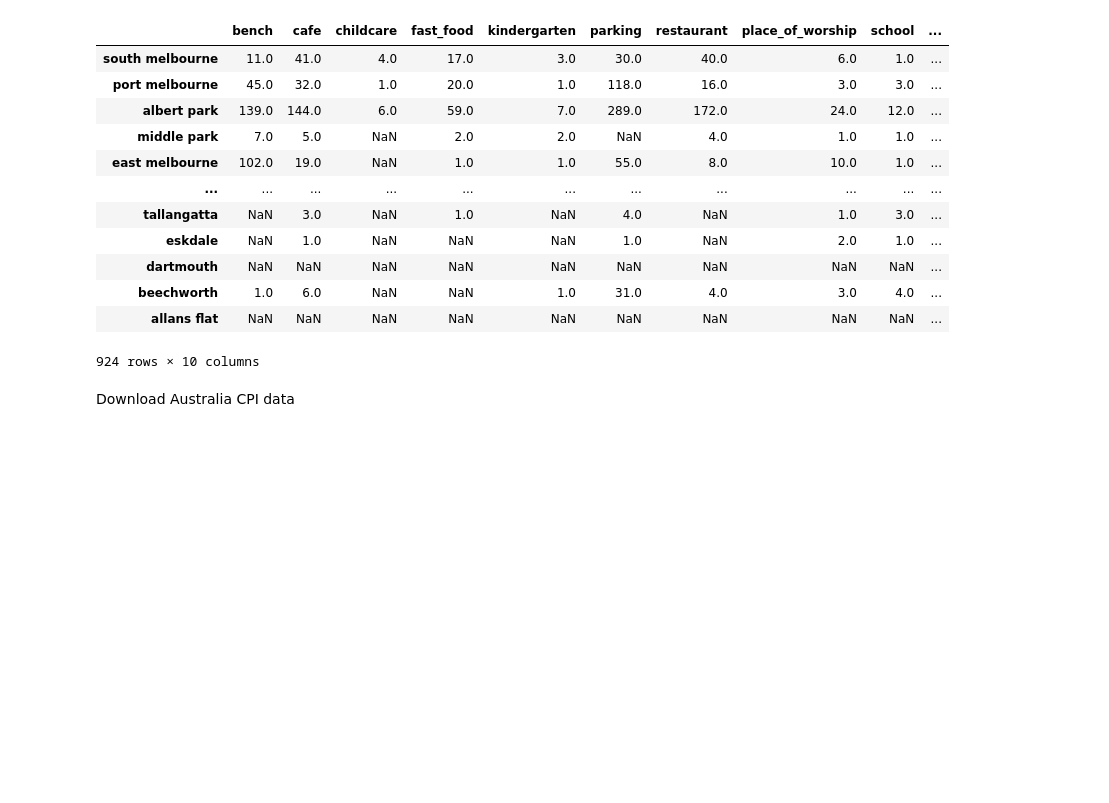
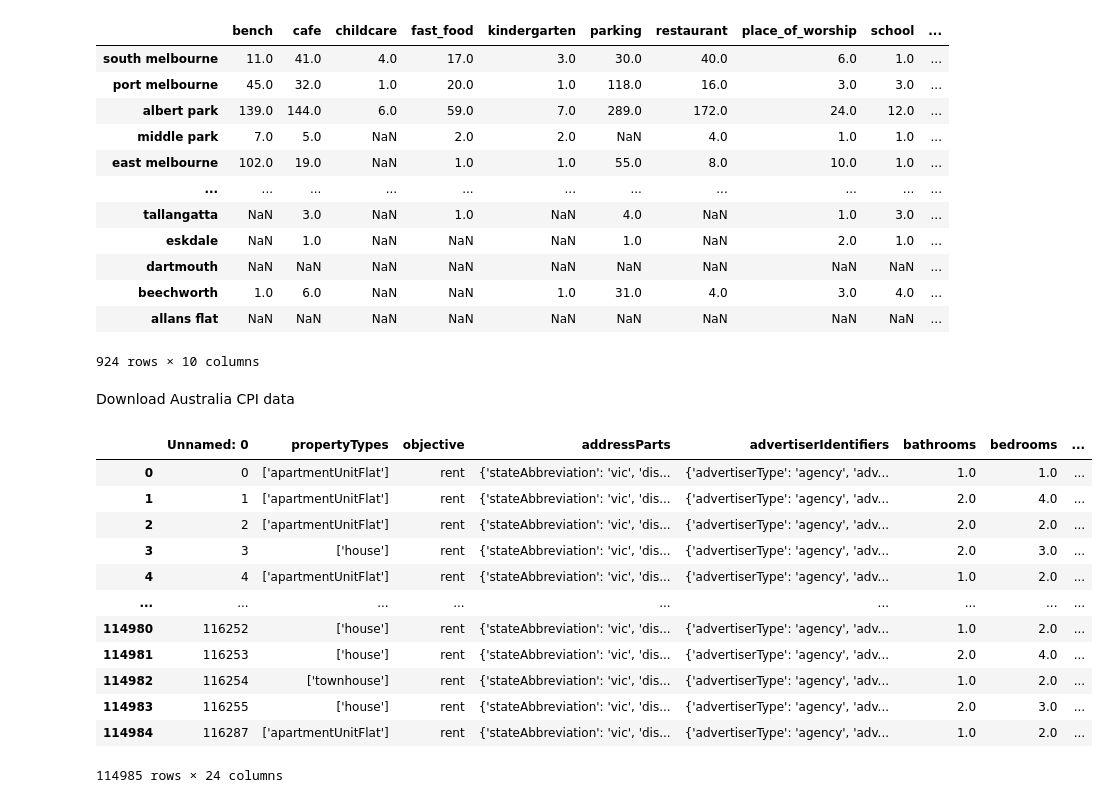
Before and after one commit to MAST30034-Applied-Data-Science/generic-real-estate-consulting-project-group-12, a Jupyter notebook: notebooks/get_externel_data.ipynb, the cells around one changed output. Drawn from its saved outputs; the diff is of its cells as text; code cells hidden in the pictures; blank space fills up the shorter version.

```diff
--- a/notebooks/get_externel_data.ipynb
+++ b/notebooks/get_externel_data.ipynb
@@ -146,4 +146,20 @@ for i in range(len(house_df_combined)):
         long_list.append(longitude)
 house_df_combined['latitude'] = lat_list
 house_df_combined['longitude'] = long_list
+# %%
+house_df_combined
+# %% [output]
+|  | Unnamed: 0 | propertyTypes | objective | addressParts | advertiserIdentifiers | bathrooms | bedrooms | ... |
+| 0 | 0 | ['apartmentUnitFlat'] | rent | {'stateAbbreviation': 'vic', 'dis... | {'advertiserType': 'agency', 'adv... | 1.0 | 1.0 | ... |
+| 1 | 1 | ['apartmentUnitFlat'] | rent | {'stateAbbreviation': 'vic', 'dis... | {'advertiserType': 'agency', 'adv... | 2.0 | 4.0 | ... |
+| 2 | 2 | ['apartmentUnitFlat'] | rent | {'stateAbbreviation': 'vic', 'dis... | {'advertiserType': 'agency', 'adv... | 2.0 | 2.0 | ... |
+| 3 | 3 | ['house'] | rent | {'stateAbbreviation': 'vic', 'dis... | {'advertiserType': 'agency', 'adv... | 2.0 | 3.0 | ... |
+| 4 | 4 | ['apartmentUnitFlat'] | rent | {'stateAbbreviation': 'vic', 'dis... | {'advertiserType': 'agency', 'adv... | 1.0 | 2.0 | ... |
+| ... | ... | ... | ... | ... | ... | ... | ... | ... |
+| 114980 | 116252 | ['house'] | rent | {'stateAbbreviation': 'vic', 'dis... | {'advertiserType': 'agency', 'adv... | 1.0 | 2.0 | ... |
+| 114981 | 116253 | ['house'] | rent | {'stateAbbreviation': 'vic', 'dis... | {'advertiserType': 'agency', 'adv... | 2.0 | 4.0 | ... |
+| 114982 | 116254 | ['townhouse'] | rent | {'stateAbbreviation': 'vic', 'dis... | {'advertiserType': 'agency', 'adv... | 1.0 | 2.0 | ... |
+| 114983 | 116255 | ['house'] | rent | {'stateAbbreviation': 'vic', 'dis... | {'advertiserType': 'agency', 'adv... | 2.0 | 3.0 | ... |
+| 114984 | 116287 | ['apartmentUnitFlat'] | rent | {'stateAbbreviation': 'vic', 'dis... | {'advertiserType': 'agency', 'adv... | 1.0 | 2.0 | ... |
+114985 rows × 24 columns
 # %%
```
Also changed, not shown: parts of 2 cells of this notebook.
